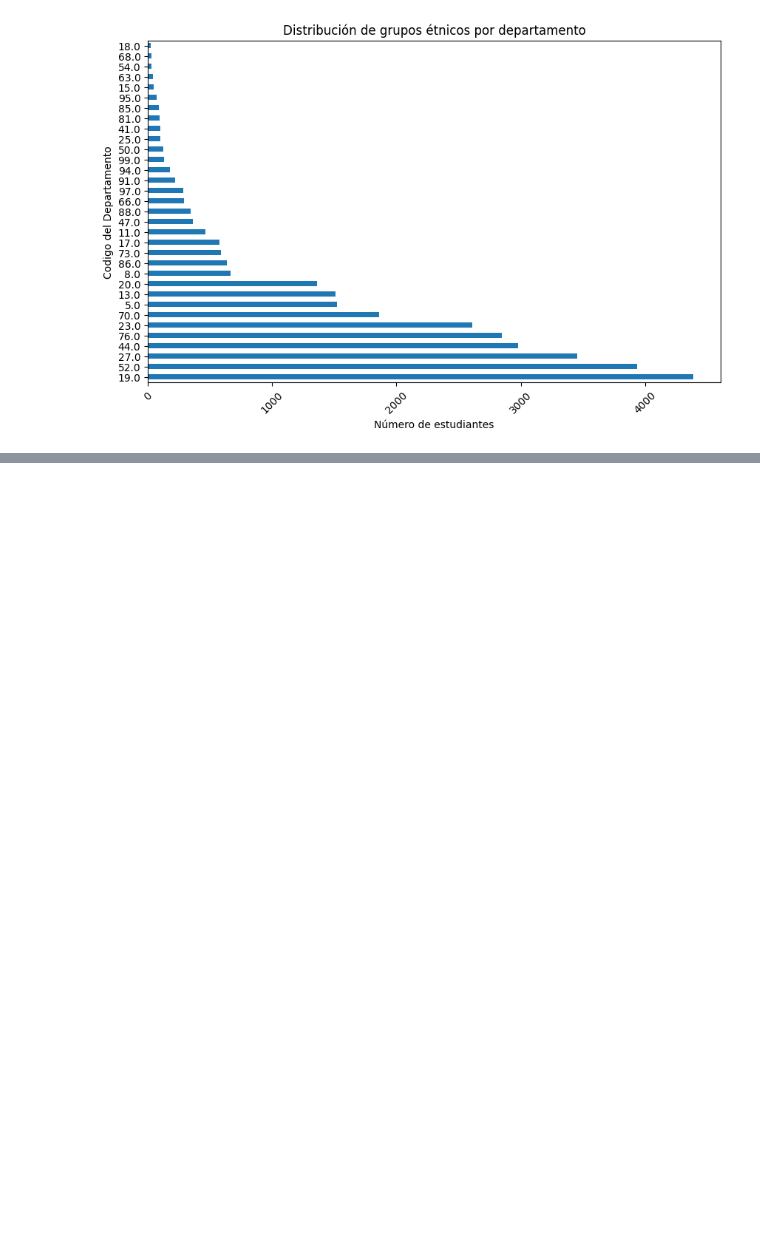
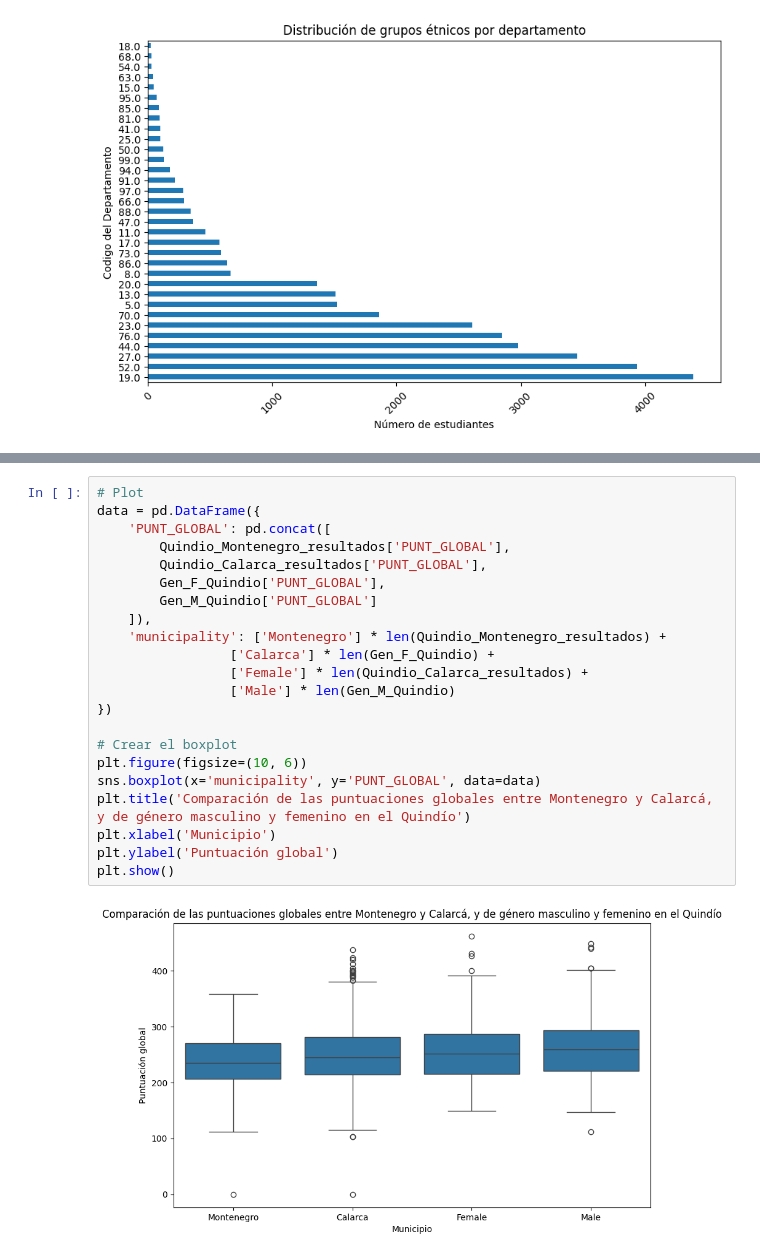
Before and after one commit to SaltyPumpkin/Pruebas-Saber-11, a Jupyter notebook: Saber Pro.ipynb, the cells around one changed output, grey strips where cells are left out. Saved outputs shown, nothing was run; the diff lists cells and outputs as text; blank space fills up the shorter version.

```diff
--- a/Saber Pro.ipynb
+++ b/Saber Pro.ipynb
@@ -449,0 +498,24 @@ plt.show()
+# %%
+# Plot
+data = pd.DataFrame({
+    'PUNT_GLOBAL': pd.concat([
+        Quindio_Montenegro_resultados['PUNT_GLOBAL'],
+        Quindio_Calarca_resultados['PUNT_GLOBAL'],
+        Gen_F_Quindio['PUNT_GLOBAL'],
+        Gen_M_Quindio['PUNT_GLOBAL']
+    ]),
+    'municipality': ['Montenegro'] * len(Quindio_Montenegro_resultados) +
+                 ['Calarca'] * len(Gen_F_Quindio) +
+                 ['Female'] * len(Quindio_Calarca_resultados) +
+                 ['Male'] * len(Gen_M_Quindio)
+})
+
+# Crear el boxplot
+plt.figure(figsize=(10, 6))
+sns.boxplot(x='municipality', y='PUNT_GLOBAL', data=data)
+plt.title('Comparación de las puntuaciones globales entre Montenegro y Calarcá, y de género masculino y femenino en el Quindío')
+plt.xlabel('Municipio')
+plt.ylabel('Puntuación global')
+plt.show()
+# %% [output]
+[figure, added]
```
Also changed, not shown: parts of 5 cells of this notebook.
